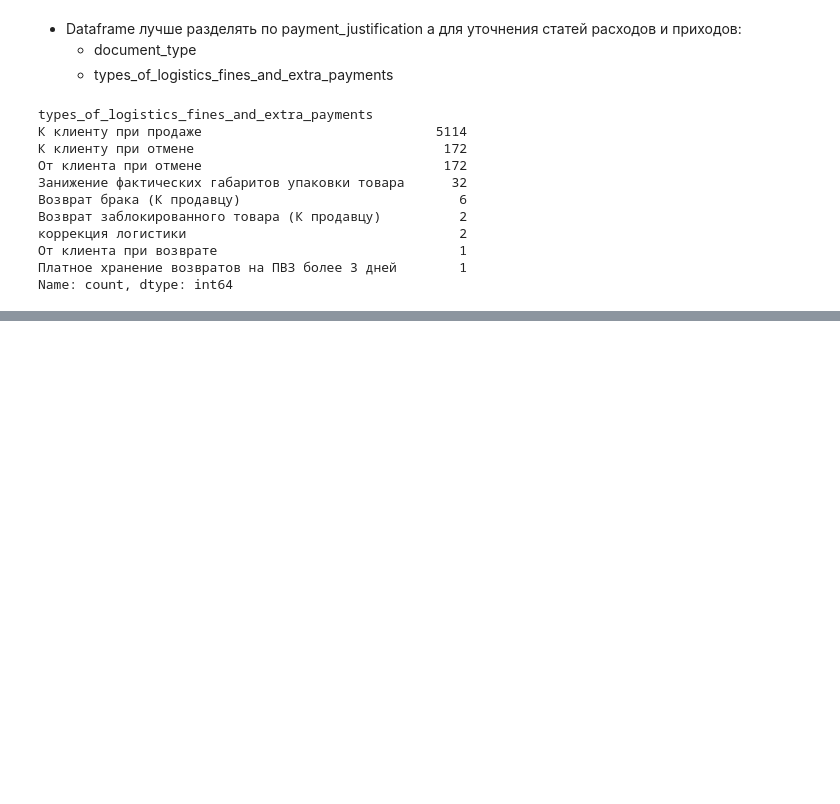
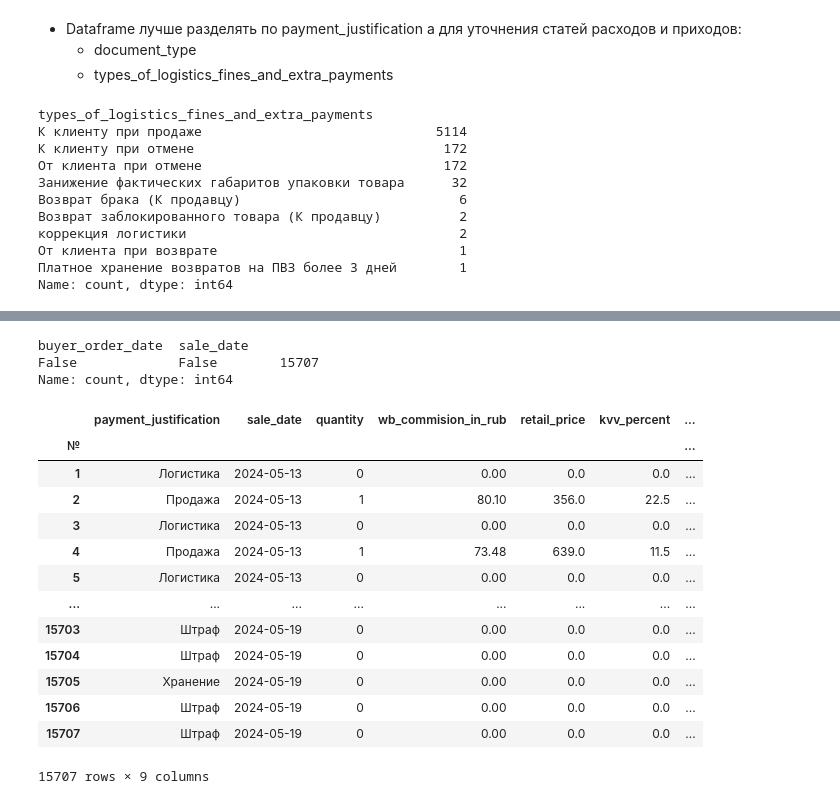
Before and after one commit to pasternak01/Wildberries_api, a Jupyter notebook: Temp/temp_fin_report_observe.ipynb, the cells around one changed output, grey strips where cells are left out. Drawn from its saved outputs; the diff is of its cells as text; code cells hidden in the pictures; blank space fills up the shorter version.

```diff
--- a/Temp/temp_fin_report_observe.ipynb
+++ b/Temp/temp_fin_report_observe.ipynb
@@ -117,7 +125,9 @@ for column_ru, column_eng in zip(df.columns, english_columns):
     df = df.rename(columns={column_ru : column_eng.lower()})
     columns_dict[column_eng] = column_ru
 
-df.head(5)
+df['wb_commision_in_rub'] = (df.retail_price * (df.kvv_percent / 100)).round(2)
+
+df
 # %% [output]
 supply_number - Номер_поставки
 item_type - Предмет
@@ -277,0 +199,4 @@ df.data
+# %%
+df['buyer_order_date'] = pd.to_datetime(df['buyer_order_date'], errors='coerce')
+df['sale_date'] = pd.to_datetime(df['sale_date'], errors='coerce')
+df[['buyer_order_date', 'sale_date']].head(5)
@@ -277,0 +211,25 @@ df.data
+# %%
+# проеряем пропуски
+df[['buyer_order_date', 'sale_date']].isnull().value_counts()
+# %% [output]
+buyer_order_date  sale_date
+False             False        15707
+Name: count, dtype: int64
+# %%
+df1 = df[['payment_justification', 'sale_date', 'quantity', 'wb_commision_in_rub', 'retail_price', 'kvv_percent', 'acquiring_payment_commission', 'amount_to_seller', 'delivery_services']]
+df1
+# %% [output]
+|  | payment_justification | sale_date | quantity | wb_commision_in_rub | retail_price | kvv_percent | ... |
+| № |  |  |  |  |  |  | ... |
+| 1 | Логистика | 2024-05-13 | 0 | 0.00 | 0.0 | 0.0 | ... |
+| 2 | Продажа | 2024-05-13 | 1 | 80.10 | 356.0 | 22.5 | ... |
+| 3 | Логистика | 2024-05-13 | 0 | 0.00 | 0.0 | 0.0 | ... |
+| 4 | Продажа | 2024-05-13 | 1 | 73.48 | 639.0 | 11.5 | ... |
+| 5 | Логистика | 2024-05-13 | 0 | 0.00 | 0.0 | 0.0 | ... |
+| ... | ... | ... | ... | ... | ... | ... | ... |
+| 15703 | Штраф | 2024-05-19 | 0 | 0.00 | 0.0 | 0.0 | ... |
+| 15704 | Штраф | 2024-05-19 | 0 | 0.00 | 0.0 | 0.0 | ... |
+| 15705 | Хранение | 2024-05-19 | 0 | 0.00 | 0.0 | 0.0 | ... |
+| 15706 | Штраф | 2024-05-19 | 0 | 0.00 | 0.0 | 0.0 | ... |
+| 15707 | Штраф | 2024-05-19 | 0 | 0.00 | 0.0 | 0.0 | ... |
+15707 rows × 9 columns
```
Also changed, not shown: parts of 16 cells of this notebook, 1 other file.
